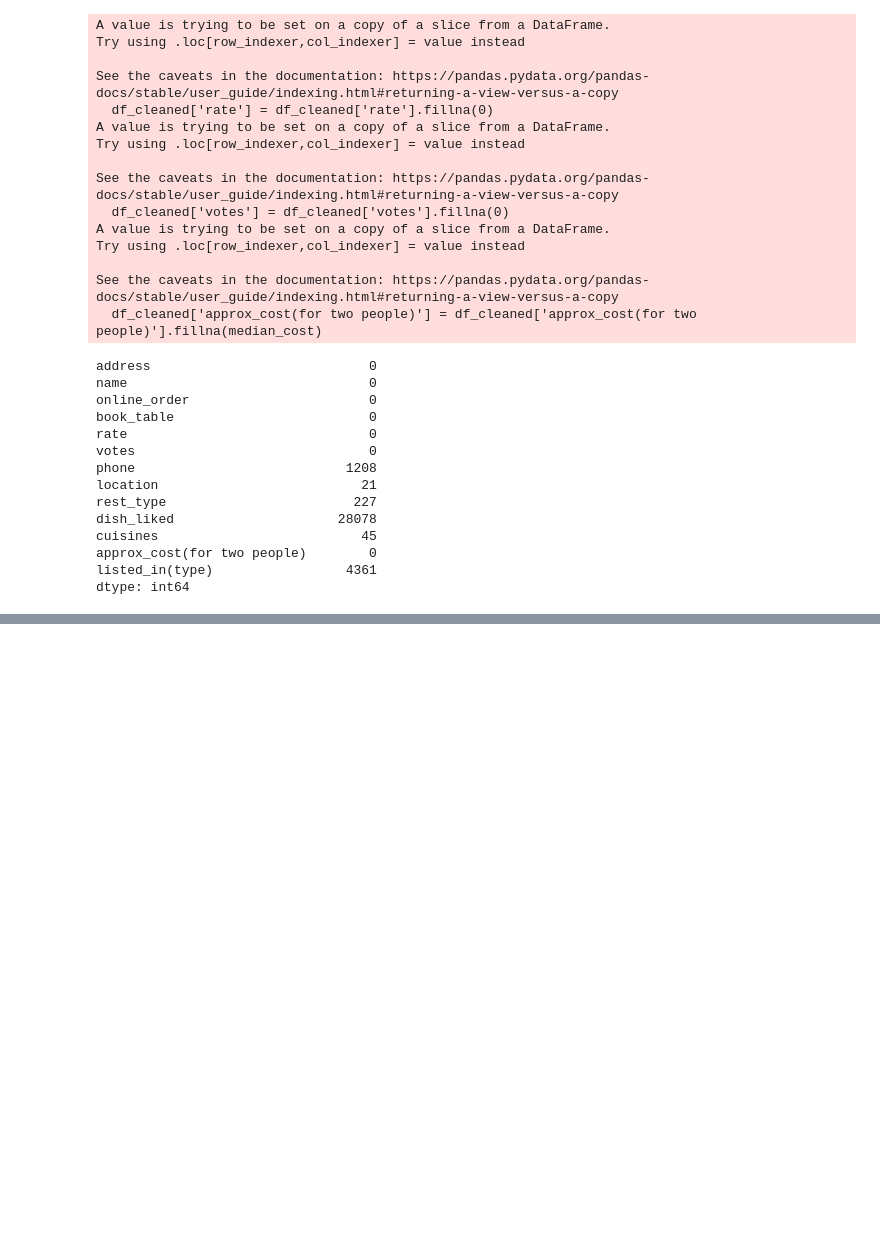
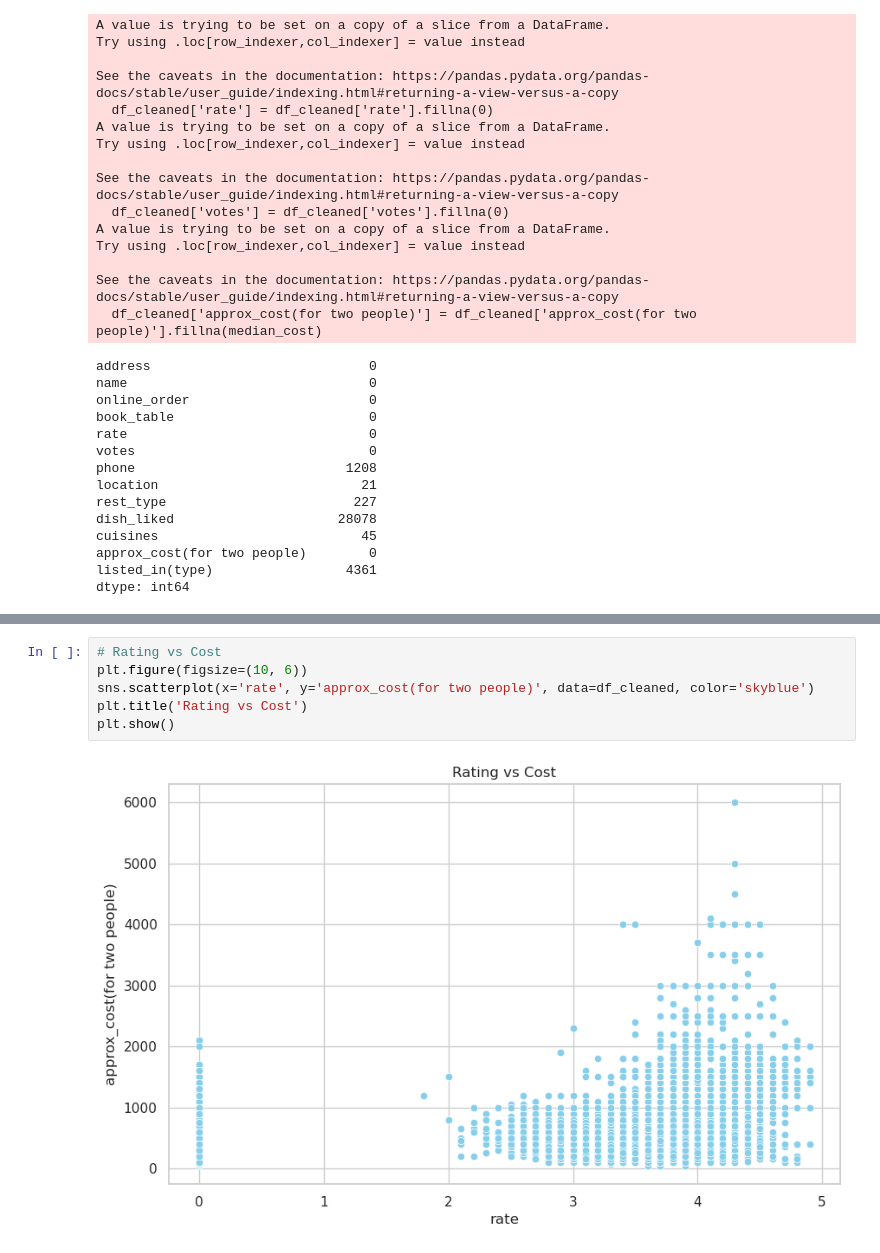
Before and after one commit to raj-rajat/Zomato-, a Jupyter notebook: zomato-new.ipynb, the cells around one changed output, grey strips where cells are left out. Cells and saved outputs as stored; diff of their text form; blank space fills up the shorter version.

```diff
--- a/zomato-new.ipynb
+++ b/zomato-new.ipynb
@@ -220,0 +324,8 @@ dtype: int64
+# %%
+# Rating vs Cost
+plt.figure(figsize=(10, 6))
+sns.scatterplot(x='rate', y='approx_cost(for two people)', data=df_cleaned, color='skyblue')
+plt.title('Rating vs Cost')
+plt.show()
+# %% [output]
+[figure, added]
```
Also changed, not shown: parts of 5 cells of this notebook.
